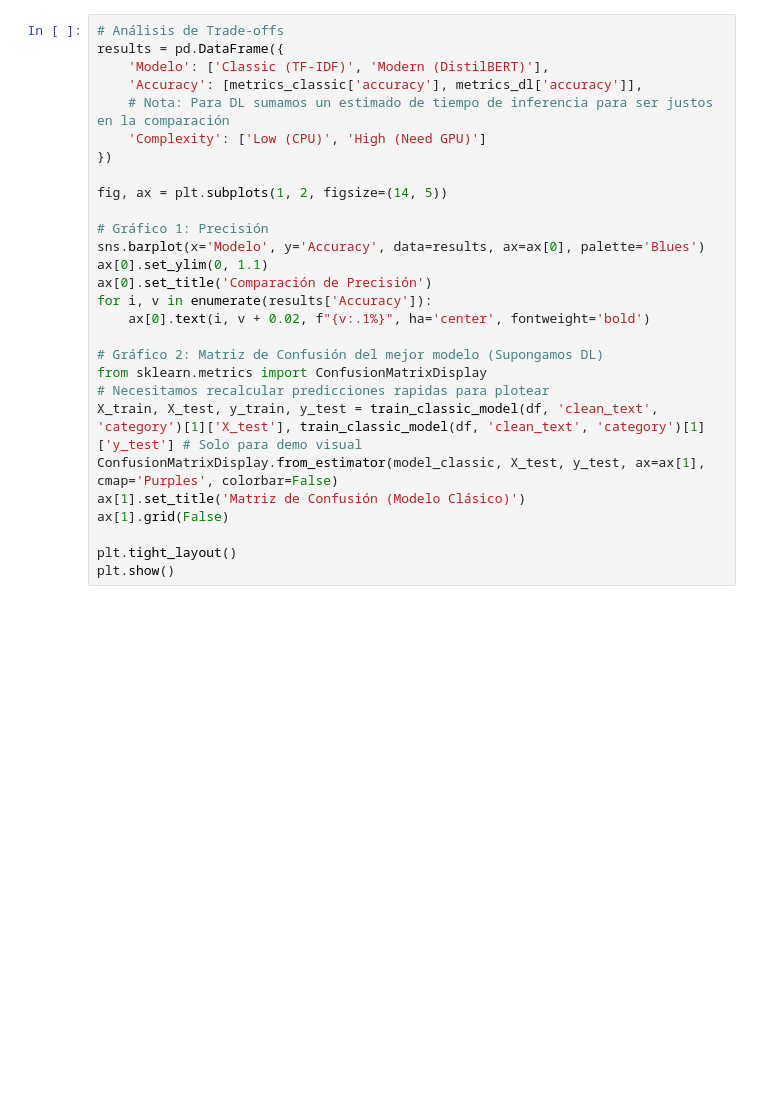
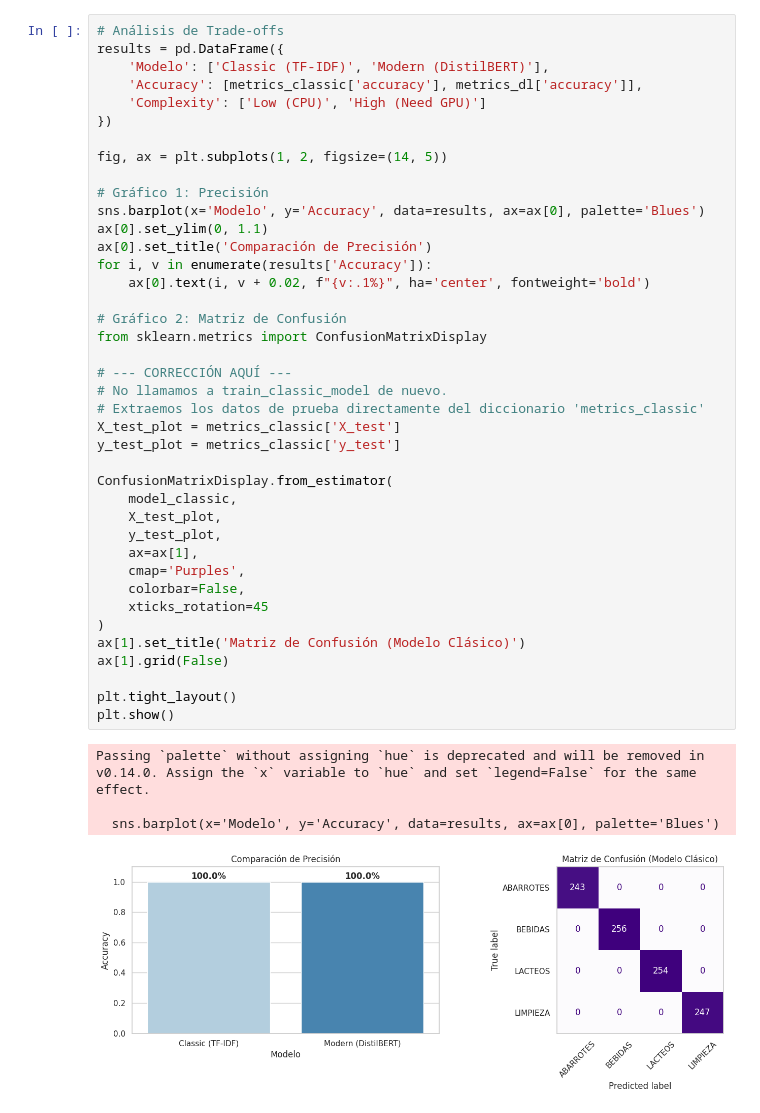
Before and after one commit to juancarloschc8/receipt-product-classifier, a Jupyter notebook: notebooks/Receipt_Classification_Prototyping.ipynb, the cells around one changed output. Cells and saved outputs as stored; diff of their text form; blank space fills up the shorter version.

```diff
--- a/notebooks/Receipt_Classification_Prototyping.ipynb
+++ b/notebooks/Receipt_Classification_Prototyping.ipynb
@@ -130,31 +77,48 @@ print(f"\nAccuracy Deep Learning: {metrics_dl['accuracy']:.2%}")
 # %%
 # Análisis de Trade-offs
 results = pd.DataFrame({
     'Modelo': ['Classic (TF-IDF)', 'Modern (DistilBERT)'],
     'Accuracy': [metrics_classic['accuracy'], metrics_dl['accuracy']],
-    # Nota: Para DL sumamos un estimado de tiempo de inferencia para ser justos en la comparación
     'Complexity': ['Low (CPU)', 'High (Need GPU)']
 })
 
 fig, ax = plt.subplots(1, 2, figsize=(14, 5))
 
 # Gráfico 1: Precisión
 sns.barplot(x='Modelo', y='Accuracy', data=results, ax=ax[0], palette='Blues')
 ax[0].set_ylim(0, 1.1)
 ax[0].set_title('Comparación de Precisión')
 for i, v in enumerate(results['Accuracy']):
     ax[0].text(i, v + 0.02, f"{v:.1%}", ha='center', fontweight='bold')
 
-# Gráfico 2: Matriz de Confusión del mejor modelo (Supongamos DL)
+# Gráfico 2: Matriz de Confusión
 from sklearn.metrics import ConfusionMatrixDisplay
-# Necesitamos recalcular predicciones rapidas para plotear
-X_train, X_test, y_train, y_test = train_classic_model(df, 'clean_text', 'category')[1]['X_test'], train_classic_model(df, 'clean_text', 'category')[1]['y_test'] # Solo para demo visual
-ConfusionMatrixDisplay.from_estimator(model_classic, X_test, y_test, ax=ax[1], cmap='Purples', colorbar=False)
+
+# --- CORRECCIÓN AQUÍ ---
+# No llamamos a train_classic_model de nuevo.
+# Extraemos los datos de prueba directamente del diccionario 'metrics_classic'
+X_test_plot = metrics_classic['X_test']
+y_test_plot = metrics_classic['y_test']
+
+ConfusionMatrixDisplay.from_estimator(
+    model_classic,
+    X_test_plot,
+    y_test_plot,
+    ax=ax[1],
+    cmap='Purples',
+    colorbar=False,
+    xticks_rotation=45
+)
 ax[1].set_title('Matriz de Confusión (Modelo Clásico)')
 ax[1].grid(False)
 
 plt.tight_layout()
 plt.show()
+# %% [output]
+Passing `palette` without assigning `hue` is deprecated and will be removed in v0.14.0. Assign the `x` variable to `hue` and set `legend=False` for the same effect.
+
+  sns.barplot(x='Modelo', y='Accuracy', data=results, ax=ax[0], palette='Blues')
+[figure, added]
 # %%
 def predict_product(text):
     """Función para probar el modelo manualmente"""
```
Also changed, not shown: parts of 5 cells of this notebook, 1 other file.
